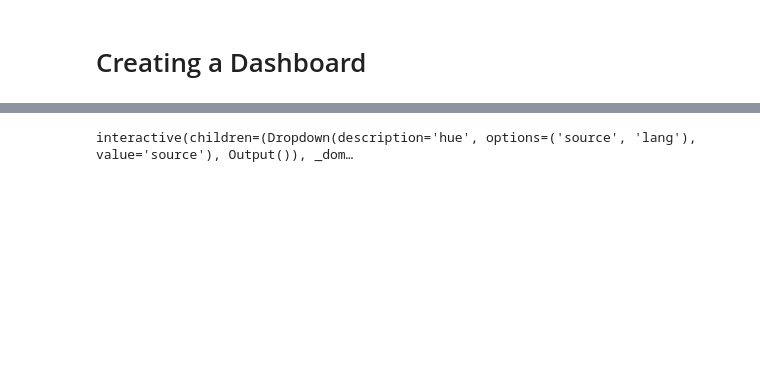
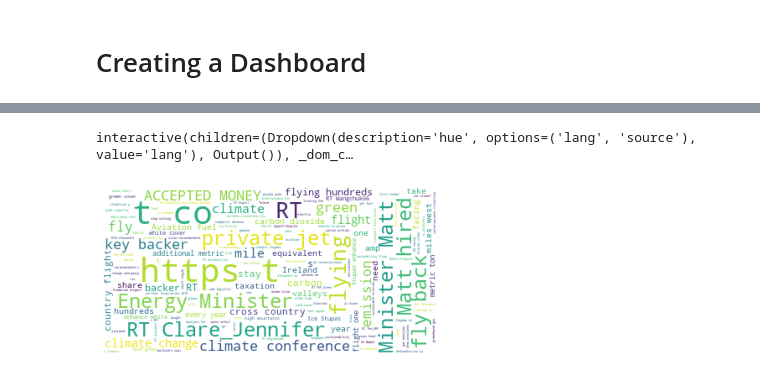
Before and after one commit to UvA-DSC/FlyDashboard, a Jupyter notebook: dashboard_generator.ipynb, the cells around one changed output, grey strips where cells are left out. Cells and saved outputs as stored; diff of their text form; code cells hidden in the pictures; blank space fills up the shorter version.

```diff
--- a/dashboard_generator.ipynb
+++ b/dashboard_generator.ipynb
@@ -12,6 +23,18 @@ tweets = pd.read_json('climate_fly_2019.json', lines=True)
 # %%
-@interact(hue=['source','lang'])
+@interact(hue=['lang','source'])
 def plot(hue):
-    _ = sns.pairplot(tweets,hue=hue)
+    _ = sns.pairplot(smaller_set,hue=hue)
 # %% [output]
-interactive(children=(Dropdown(description='hue', options=('source', 'lang'), value='source'), Output()), _dom…
+interactive(children=(Dropdown(description='hue', options=('lang', 'source'), value='lang'), Output()), _dom_c…
+# %%
+full_text=' '.join([i for i in tweets['text']])
+# %%
+wordcloud = WordCloud().generate(full_text)
+# take relative word frequencies into account, lower max_font_size
+wordcloud = WordCloud(background_color="white",max_words=len(full_text),max_font_size=40, relative_scaling=.5).generate(full_text)
+plt.figure()
+plt.imshow(wordcloud)
+plt.axis("off")
+plt.show()
+# %% [output]
+[figure, added]
```
Also changed, not shown: parts of 8 cells of this notebook.
